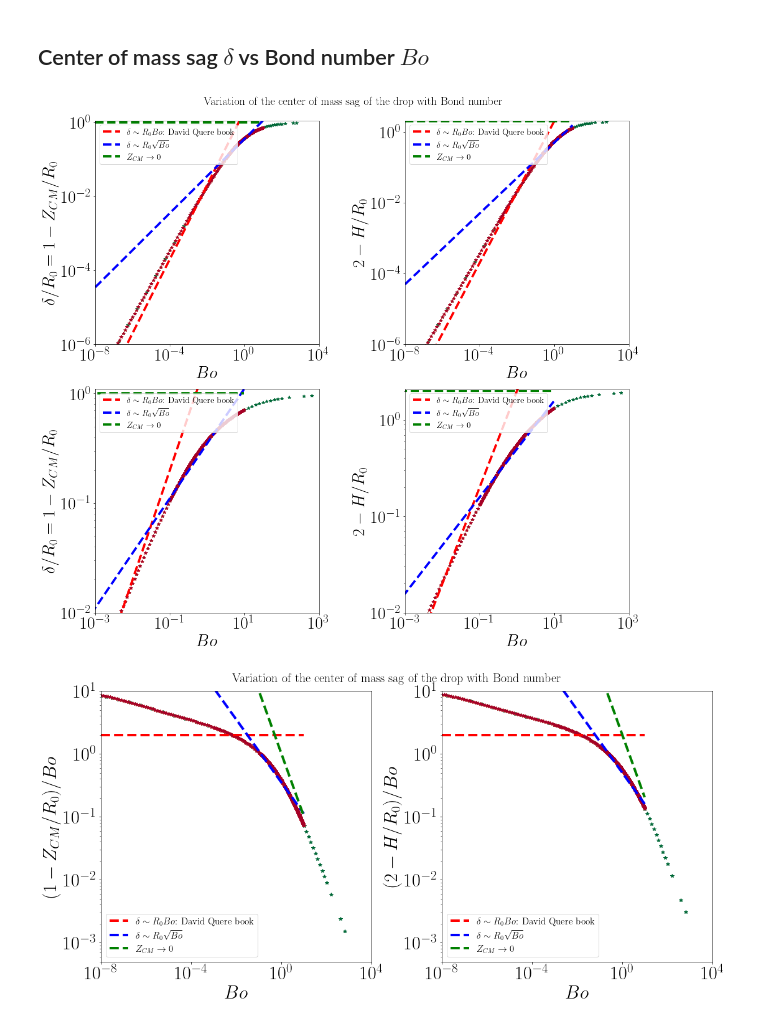
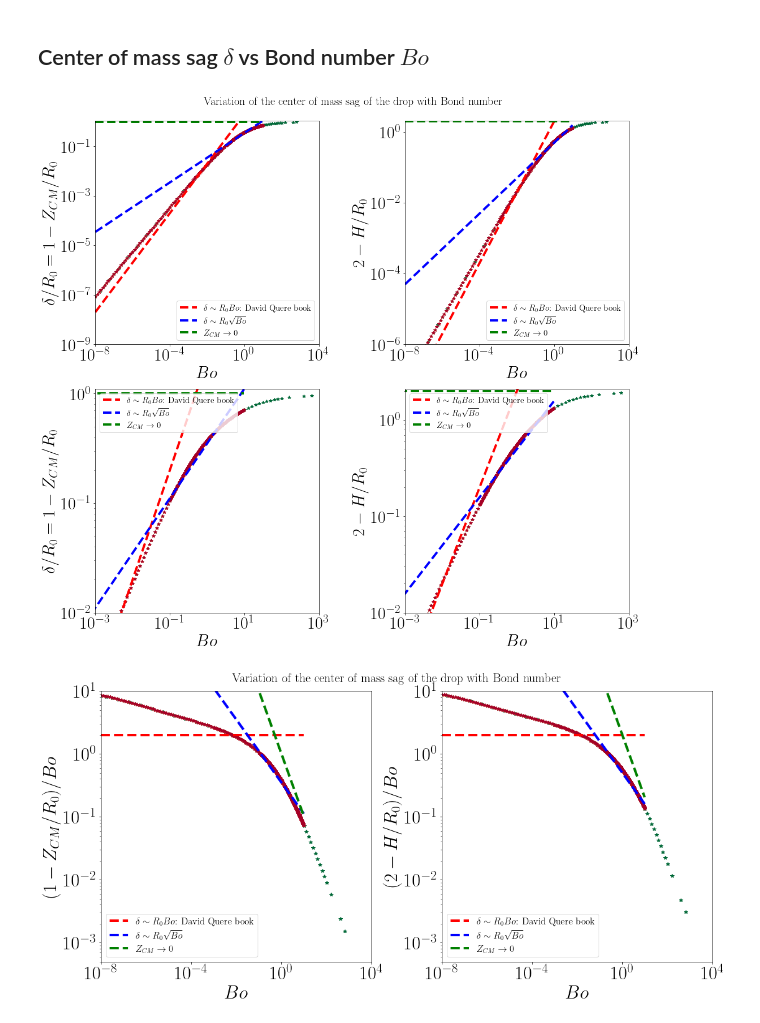
Before and after one commit to comphy-lab/DropsOnSurfaces, a Jupyter notebook: SessileDrop_AnalyzeMetrics_v3.ipynb, the cells around one changed output. Drawn from its saved outputs; the diff is of its cells as text; code cells hidden in the pictures.

```diff
--- a/SessileDrop_AnalyzeMetrics_v3.ipynb
+++ b/SessileDrop_AnalyzeMetrics_v3.ipynb
@@ -267,13 +267,13 @@ ax.plot(Bond, 2*Bond, 'r--', label=r'$\delta \sim R_0Bo$: David Quere book', lin
 ax.plot(Bond, 0.35*(Bond**0.5), 'b--', label=r'$\delta \sim R_0\sqrt{Bo}$', linewidth=4)
 ax.plot(Bond, (Bond**0.0), 'g--', label=r'$Z_{CM} \to 0$', linewidth=4)
 ax.set_box_aspect(1)
-ax.set_ylim([1e-6, 1.1])
+ax.set_ylim([1e-9, 1.1])
 ax.set_xlim([Bomin1, Bomax1])
 ax.set_xscale('log')
 ax.set_yscale('log')
 ax.set_xlabel(r'$Bo$')
 ax.set_ylabel(r'$\delta/R_0 = 1-Z_{CM}/R_0$')
-ax.legend(loc='upper left', fontsize=15)
+ax.legend(loc='lower right', fontsize=15)
 
 ax=ax2
 for df in [df1, df2, df3]:
@@ -288,7 +288,7 @@ ax.set_xscale('log')
 ax.set_yscale('log')
 ax.set_xlabel(r'$Bo$')
 ax.set_ylabel(r'$2-H/R_0$')
-ax.legend(loc='upper left', fontsize=15)
+ax.legend(loc='lower right', fontsize=15)
 
 ax=ax3
 for df in [df1, df2, df3]:
@@ -303,34 +303,34 @@ ax.set_xscale('log')
 ax.set_yscale('log')
 ax.set_xlabel(r'$Bo$')
 ax.set_ylabel(r'$\delta/R_0 = 1-Z_{CM}/R_0$')
 ax.legend(loc='upper left', fontsize=15)
 
 ax=ax4
 for df in [df1, df2, df3]:
     ax.plot(df['Bond'], 2-df['HbyR0'], '*', color=Color[Color['name']==df.name]['color'].values[0])
 ax.plot(Bond, 2*Bond, 'r--', label=r'$\delta \sim R_0Bo$: David Quere book', linewidth=4)
 ax.plot(Bond, 0.5*(Bond**0.5), 'b--', label=r'$\delta \sim R_0\sqrt{Bo}$', linewidth=4)
 ax.plot(Bond, 2*(Bond**0.0), 'g--', label=r'$Z_{CM} \to 0$', linewidth=4)
 ax.set_box_aspect(1)
 ax.set_ylim([1e-2, 2.1])
 ax.set_xlim([Bomin2, Bomax2])
 ax.set_xscale('log')
 ax.set_yscale('log')
 ax.set_xlabel(r'$Bo$')
 ax.set_ylabel(r'$2-H/R_0$')
 ax.legend(loc='upper left', fontsize=15)
 
 
 # set figure title
 l1, b1, w1, h1 = ax1.get_position().bounds
 l2, b2, w2, h2 = ax2.get_position().bounds
 
 L = max(b1+h1, b2+h2)
 # set title position
 fig.text(0.5, L+0.025, r'Variation of the center of mass sag of the drop with Bond number', fontsize=20, ha='center')
 plt.savefig('2_SagCOMvsBond_v3.pdf', bbox_inches='tight')
 # %% [output]
-[figure, old version]
+[figure, new version]
 # %%
 fig, (ax1, ax2) = plt.subplots(1, 2, figsize=(18, 8))
 
```
Also changed, not shown: 1 other file.
